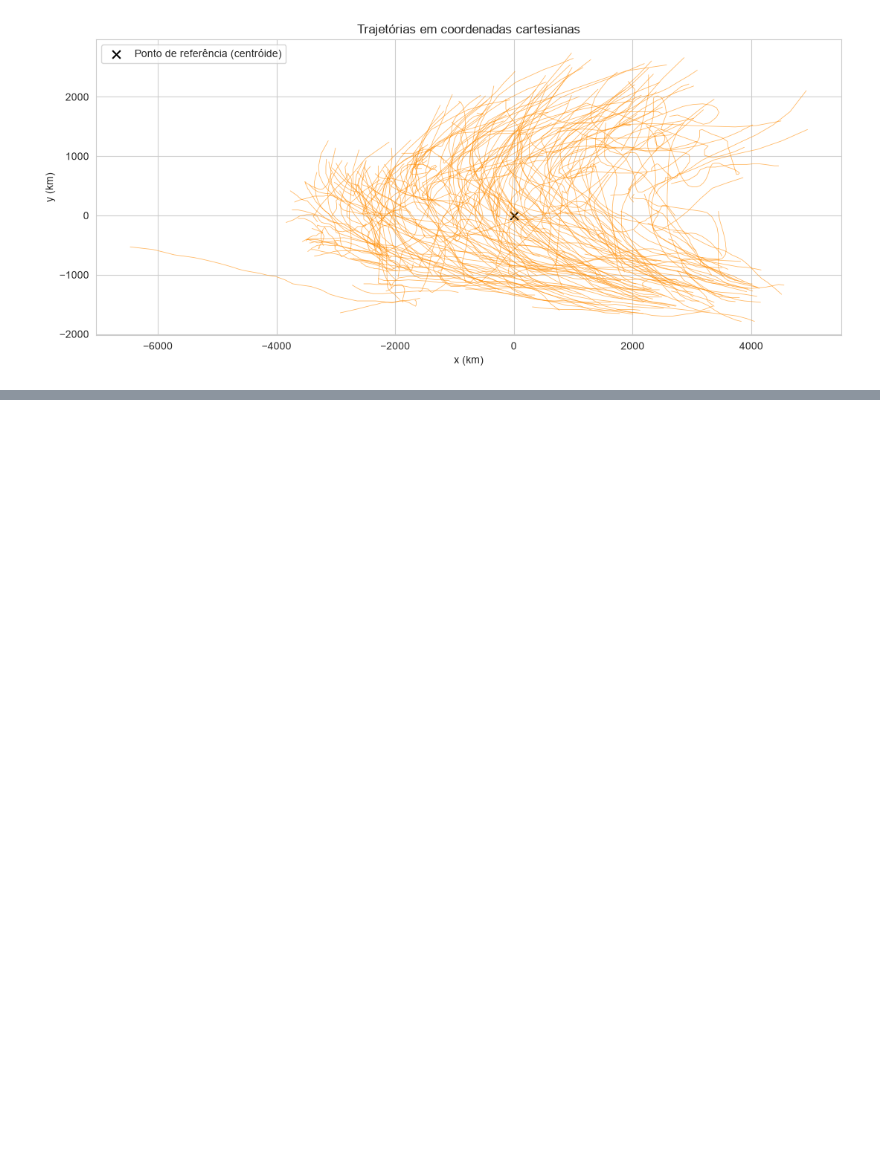
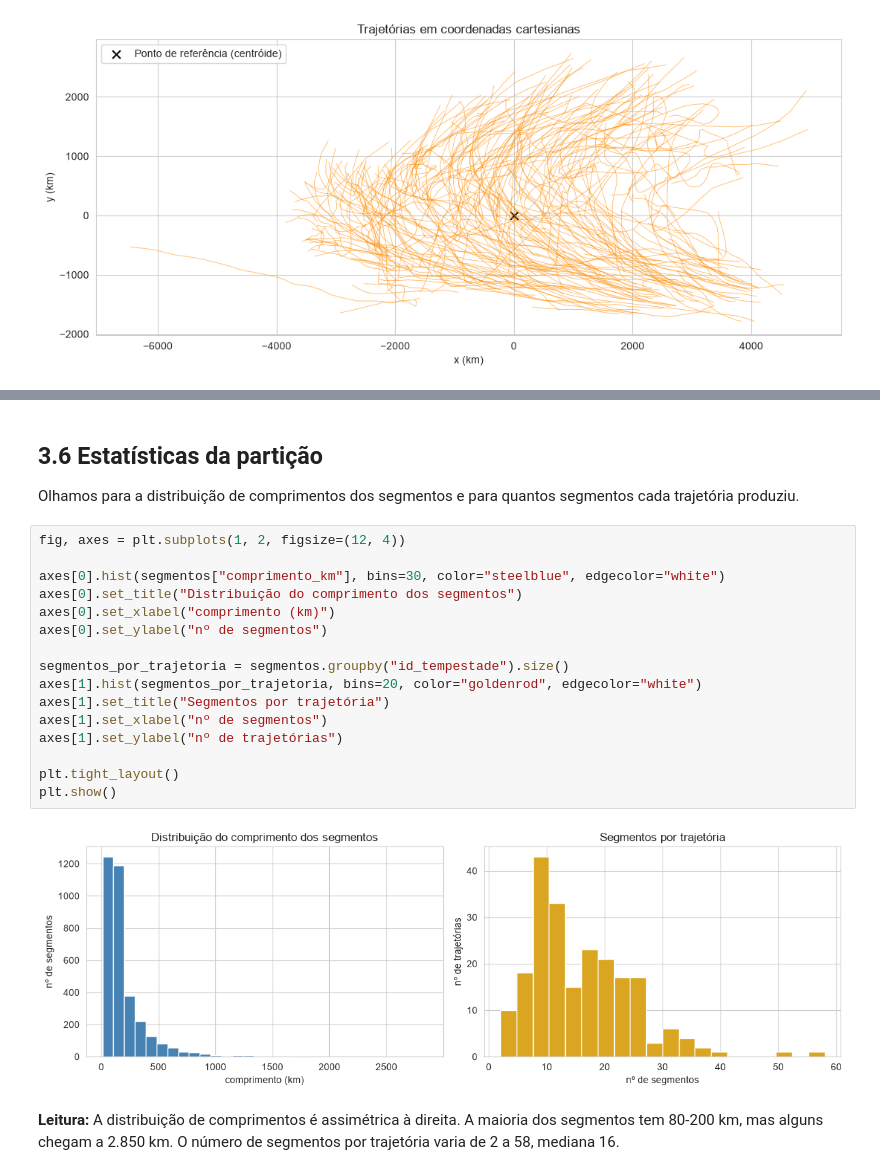
Before and after one commit to HerikDR/Algoritmo-TRACLUS, a Jupyter notebook: traclus_hurdat.ipynb, the cells around one changed output, grey strips where cells are left out. Drawn from its saved outputs; the diff is of its cells as text; blank space fills up the shorter version.

```diff
--- a/traclus_hurdat.ipynb
+++ b/traclus_hurdat.ipynb
@@ -267,0 +394,24 @@ Extensão em y: [-1,786, 2,739] km
+# %% [markdown]
+## 3.6 Estatísticas da partição
+
+Olhamos para a distribuição de comprimentos dos segmentos e para quantos segmentos cada trajetória produziu.
+# %%
+fig, axes = plt.subplots(1, 2, figsize=(12, 4))
+
+axes[0].hist(segmentos["comprimento_km"], bins=30, color="steelblue", edgecolor="white")
+axes[0].set_title("Distribuição do comprimento dos segmentos")
+axes[0].set_xlabel("comprimento (km)")
+axes[0].set_ylabel("nº de segmentos")
+
+segmentos_por_trajetoria = segmentos.groupby("id_tempestade").size()
+axes[1].hist(segmentos_por_trajetoria, bins=20, color="goldenrod", edgecolor="white")
+axes[1].set_title("Segmentos por trajetória")
+axes[1].set_xlabel("nº de segmentos")
+axes[1].set_ylabel("nº de trajetórias")
+
+plt.tight_layout()
+plt.show()
+# %% [output]
+[figure, added]
+# %% [markdown]
+**Leitura:** A distribuição de comprimentos é assimétrica à direita. A maioria dos segmentos tem 80-200 km, mas alguns chegam a 2.850 km. O número de segmentos por trajetória varia de 2 a 58, mediana 16.
```
Also changed, not shown: parts of 10 cells of this notebook.
